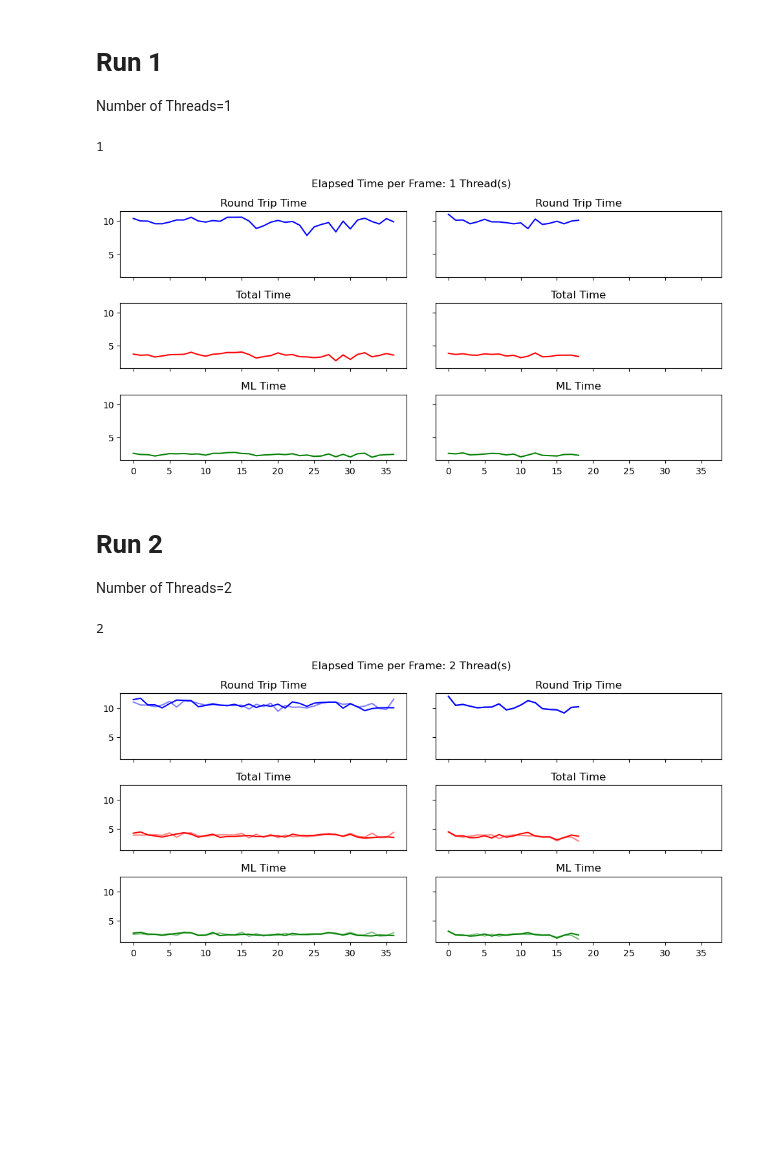
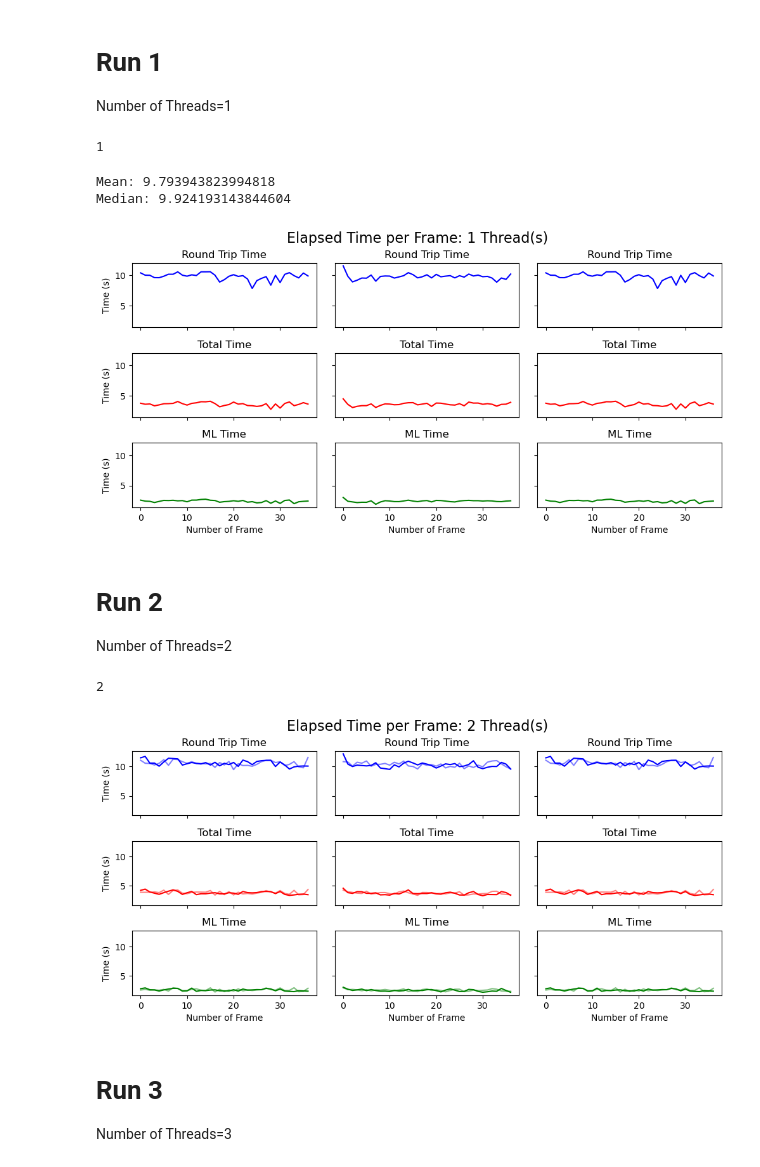
Before and after one commit to CasparDietz/Serverless-AI, a Jupyter notebook: Plots.ipynb, the cells around one changed output. Cells and saved outputs as stored; diff of their text form; code cells hidden in the pictures; blank space fills up the shorter version.

```diff
--- a/Plots.ipynb
+++ b/Plots.ipynb
@@ -6,6 +6,11 @@ from matplotlib.pyplot import figure
 # Funtion that converts a list of strings to a list of floats
 def convertToFloat(list):
     return [float(i) for i in list]
+# %%
+# Funtion that prints the mean and median of a list
+def printMeanAndMedian(list):
+    print("Mean: " + str(np.mean(list)))
+    print("Median: " + str(np.median(list)))
 # %%
 # Fucntion that takes the list of lists and plots the data
 def plotData(MLTime, TotalTime, RoundTrip, FrameRate):
@@ -61,35 +125,53 @@ def plotAllData(MLTimeFullFR, MLTimeHalfFR,
 # Run 1
 Number of Threads=1
 # %%
-MLTimeFull =[[2.596942186355591, 2.4361634254455566, 2.3986642360687256, 2.205155611038208, 2.3875997066497803, 2.5547304153442383, 2.531306505203247, 2.5718462467193604, 2.4809536933898926, 2.518016815185547, 2.3261847496032715, 2.5988073348999023, 2.602151393890381, 2.7105045318603516, 2.749108076095581, 2.5796735286712646, 2.5366806983947754, 2.247007369995117, 2.348149538040161, 2.396888256072998, 2.4975106716156006, 2.4065768718719482, 2.5426485538482666, 2.2567360401153564, 2.3453447818756104, 2.146259069442749, 2.2052059173583984, 2.5168650150299072, 2.0841422080993652, 2.457839250564575, 2.059112310409546, 2.5449376106262207, 2.6174752712249756, 2.0140068531036377, 2.3275609016418457, 2.401639461517334, 2.450932502746582]]
-TotalTimeFull = [[3.736116647720337, 3.5684502124786377, 3.6170873641967773, 3.3058550357818604, 3.4615983963012695, 3.649949550628662, 3.665125846862793, 3.711352586746216, 4.021921157836914, 3.6657345294952393, 3.4258010387420654, 3.7130589485168457, 3.8063955307006836, 3.9818761348724365, 3.967907428741455, 4.056879281997681, 3.6792633533477783, 3.1427834033966064, 3.3603720664978027, 3.5118184089660645, 3.927018404006958, 3.5898919105529785, 3.6673343181610107, 3.354703903198242, 3.3250861167907715, 3.2096617221832275, 3.308708429336548, 3.6691091060638428, 2.7374398708343506, 3.619504451751709, 2.945645332336426, 3.697746515274048, 3.9477691650390625, 3.3307225704193115, 3.5373435020446777, 3.830289602279663, 3.5919997692108154]]
-RoundTripFull = [[10.381969928741455, 9.998951196670532, 9.980547189712524, 9.592772245407104, 9.585827827453613, 9.829527139663696, 10.155863523483276, 10.153183221817017, 10.55151629447937, 9.996416568756104, 9.835259914398193, 10.056588172912598, 9.943193674087524, 10.55348253250122, 10.55445909500122, 10.56618332862854, 9.997767210006714, 8.86685824394226, 9.258414506912231, 9.817016839981079, 10.081270456314087, 9.79963493347168, 9.924193143844604, 9.365970373153687, 7.812751054763794, 9.099650621414185, 9.476695775985718, 9.761470317840576, 8.357731819152832, 9.972633361816406, 8.797107458114624, 10.138068675994873, 10.416996240615845, 9.91884469985962, 9.552816152572632, 10.351929426193237, 9.872358322143555]]
+from statistics import mean
 
-MLTimeHalf = [[2.594284772872925, 2.524901866912842, 2.6701879501342773, 2.3683664798736572, 2.421764612197876, 2.50186824798584, 2.595550298690796, 2.5596325397491455, 2.3602099418640137, 2.4935245513916016, 2.068018674850464, 2.348797559738159, 2.6503710746765137, 2.30013108253479, 2.257641077041626, 2.205726385116577, 2.429044008255005, 2.45587420463562, 2.298671245574951]]
-TotalTimeHalf = [[3.864922523498535, 3.6840717792510986, 3.800720453262329, 3.606369733810425, 3.566403388977051, 3.7745165824890137, 3.700125217437744, 3.7520227432250977, 3.455352306365967, 3.5634541511535645, 3.205214262008667, 3.429246664047241, 3.92112135887146, 3.3324191570281982, 3.3772754669189453, 3.5646557807922363, 3.582946300506592, 3.5862574577331543, 3.372845411300659]]
-RoundTripHalf = [[11.004143714904785, 10.122361183166504, 10.151478290557861, 9.580875873565674, 9.86266303062439, 10.251708984375, 9.86912727355957, 9.861246109008789, 9.740725994110107, 9.583595514297485, 9.710658311843872, 8.851728200912476, 10.290099382400513, 9.478281497955322, 9.654098749160767, 9.957685708999634, 9.57987356185913, 9.979524850845337, 10.11489748954773]]
 
-plotAllData(MLTimeFull, MLTimeHalf,
-                TotalTimeFull, TotalTimeHalf,
-                RoundTripFull, RoundTripHalf)
+MLTime0 =[[2.596942186355591, 2.4361634254455566, 2.3986642360687256, 2.205155611038208, 2.3875997066497803, 2.5547304153442383, 2.531306505203247, 2.5718462467193604, 2.4809536933898926, 2.518016815185547, 2.3261847496032715, 2.5988073348999023, 2.602151393890381, 2.7105045318603516, 2.749108076095581, 2.5796735286712646, 2.5366806983947754, 2.247007369995117, 2.348149538040161, 2.396888256072998, 2.4975106716156006, 2.4065768718719482, 2.5426485538482666, 2.2567360401153564, 2.3453447818756104, 2.146259069442749, 2.2052059173583984, 2.5168650150299072, 2.0841422080993652, 2.457839250564575, 2.059112310409546, 2.5449376106262207, 2.6174752712249756, 2.0140068531036377, 2.3275609016418457, 2.401639461517334, 2.450932502746582]]
+TotalTime0 = [[3.736116647720337, 3.5684502124786377, 3.6170873641967773, 3.3058550357818604, 3.4615983963012695, 3.649949550628662, 3.665125846862793, 3.711352586746216, 4.021921157836914, 3.6657345294952393, 3.4258010387420654, 3.7130589485168457, 3.8063955307006836, 3.9818761348724365, 3.967907428741455, 4.056879281997681, 3.6792633533477783, 3.1427834033966064, 3.3603720664978027, 3.5118184089660645, 3.927018404006958, 3.5898919105529785, 3.6673343181610107, 3.354703903198242, 3.3250861167907715, 3.2096617221832275, 3.308708429336548, 3.6691091060638428, 2.7374398708343506, 3.619504451751709, 2.945645332336426, 3.697746515274048, 3.9477691650390625, 3.3307225704193115, 3.5373435020446777, 3.830289602279663, 3.5919997692108154]]
+RoundTrip0 = [[10.381969928741455, 9.998951196670532, 9.980547189712524, 9.592772245407104, 9.585827827453613, 9.829527139663696, 10.155863523483276, 10.153183221817017, 10.55151629447937, 9.996416568756104, 9.835259914398193, 10.056588172912598, 9.943193674087524, 10.55348253250122, 10.55445909500122, 10.56618332862854, 9.997767210006714, 8.86685824394226, 9.258414506912231, 9.817016839981079, 10.081270456314087, 9.79963493347168, 9.924193143844604, 9.365970373153687, 7.812751054763794, 9.099650621414185, 9.476695775985718, 9.761470317840576, 8.357731819152832, 9.972633361816406, 8.797107458114624, 10.138068675994873, 10.416996240615845, 9.91884469985962, 9.552816152572632, 10.351929426193237, 9.872358322143555]]
+
+MLTime1 = [[3.038341760635376, 2.410953998565674, 2.3045268058776855, 2.1925270557403564, 2.2462046146392822, 2.2392828464508057, 2.480477809906006, 1.913520336151123, 2.2926149368286133, 2.5015037059783936, 2.4573464393615723, 2.355222702026367, 2.3517630100250244, 2.4601833820343018, 2.5902767181396484, 2.4442527294158936, 2.347961187362671, 2.471978187561035, 2.5298736095428467, 2.3064334392547607, 2.555995225906372, 2.5256969928741455, 2.4426093101501465, 2.3461782932281494, 2.299252510070801, 2.451310634613037, 2.524047374725342, 2.5626907348632812, 2.5036466121673584, 2.5055387020111084, 2.4470319747924805, 2.4914958477020264, 2.4648749828338623, 2.368100643157959, 2.346780300140381, 2.442955255508423, 2.485647439956665]]
+TotalTime1 = [[4.4573283195495605, 3.5462632179260254, 3.026841878890991, 3.2250680923461914, 3.332343101501465, 3.335106134414673, 3.6226799488067627, 3.0364978313446045, 3.3763315677642822, 3.627073287963867, 3.597856044769287, 3.479318618774414, 3.509669542312622, 3.718893527984619, 3.815511703491211, 3.829925775527954, 3.464301824569702, 3.5963752269744873, 3.7179975509643555, 3.2117180824279785, 3.764902353286743, 3.739067554473877, 3.6023733615875244, 3.4744348526000977, 3.4283528327941895, 3.6626322269439697, 3.3103065490722656, 3.926687240600586, 3.7589333057403564, 3.7640185356140137, 3.5632548332214355, 3.6598458290100098, 3.566685199737549, 3.245335578918457, 3.5462112426757812, 3.580538272857666, 3.8891494274139404]]
+RoundTrip1 = [[11.53877592086792, 9.812299728393555, 8.89159893989563, 9.172003030776978, 9.531340837478638, 9.505645751953125, 10.017032623291016, 9.012942790985107, 9.79253888130188, 9.868330717086792, 9.849259614944458, 9.523298740386963, 9.718623638153076, 9.917788982391357, 10.41445279121399, 10.08716344833374, 9.557091474533081, 9.739346265792847, 10.065210580825806, 9.550249099731445, 10.132664680480957, 9.735043048858643, 9.842332601547241, 9.922904014587402, 9.553703546524048, 9.918410778045654, 9.679677963256836, 10.185795545578003, 9.86701488494873, 10.011719226837158, 9.747493267059326, 9.802684545516968, 9.525455713272095, 8.844538688659668, 9.539324760437012, 9.304136276245117, 10.1964111328125]]
+
+MLTime5 = MLTime0
+TotalTime5 = TotalTime0
+RoundTrip5 = RoundTrip0
+
+plotAllThreeData(MLTime0, MLTime1, MLTime5,
+                             TotalTime0, TotalTime1, TotalTime5,
+                             RoundTrip0, RoundTrip1, RoundTrip5,)
+
+printMeanAndMedian(RoundTrip0)
 # %% [output]
 1
+Mean: 9.793943823994818
+Median: 9.924193143844604
-[figure, old version]
+[figure, new version]
 # %% [markdown]
 # Run 2
 Number of Threads=2
 # %%
-MLTimeFull =[[2.8150599002838135, 2.9535231590270996, 2.6436350345611572, 2.617532968521118, 2.4201974868774414, 2.6136436462402344, 2.762310266494751, 2.879807949066162, 2.875945806503296, 2.413592576980591, 2.4504899978637695, 2.915360927581787, 2.374370574951172, 2.515836238861084, 2.4919121265411377, 2.587433338165283, 2.622223138809204, 2.462791681289673, 2.4462738037109375, 2.4291749000549316, 2.6466715335845947, 2.4107320308685303, 2.762270450592041, 2.5776844024658203, 2.6142120361328125, 2.6652169227600098, 2.6469249725341797, 2.8732454776763916, 2.773155927658081, 2.4674954414367676, 2.7455594539642334, 2.4143564701080322, 2.363511562347412, 2.3245527744293213, 2.477506160736084, 2.4352142810821533, 2.395606756210327], [2.5895516872406006, 2.698247194290161, 2.557603120803833, 2.5974912643432617, 2.5567429065704346, 2.6961915493011475, 2.4177706241607666, 2.9900662899017334, 2.838833808898926, 2.4980523586273193, 2.4744081497192383, 2.7093069553375244, 2.7971813678741455, 2.564915180206299, 2.500307321548462, 2.9653899669647217, 2.2578701972961426, 2.716419219970703, 2.318411111831665, 2.6003029346466064, 2.421792984008789, 2.7834925651550293, 2.4560608863830566, 2.6033220291137695, 2.5098915100097656, 2.596148729324341, 2.6561057567596436, 2.94545841217041, 2.657026767730713, 2.5644333362579346, 2.9490807056427, 2.4958701133728027, 2.5286877155303955, 2.9827487468719482, 2.3058815002441406, 2.3625667095184326, 2.8915863037109375]]
-TotalTimeFull = [[4.233847379684448, 4.447837591171265, 3.96010160446167, 3.755108594894409, 3.5621230602264404, 3.8466169834136963, 4.096742391586304, 4.3161773681640625, 4.061532974243164, 3.5435123443603516, 3.832066774368286, 4.04870867729187, 3.5080254077911377, 3.6571719646453857, 3.652116060256958, 3.7704224586486816, 3.8394083976745605, 3.645352840423584, 3.6348118782043457, 3.833772897720337, 3.7596287727355957, 3.5660767555236816, 4.043459892272949, 3.8553924560546875, 3.8105874061584473, 3.8596930503845215, 4.026365756988525, 4.050263166427612, 4.025148630142212, 3.683790683746338, 4.035751581192017, 3.5518081188201904, 3.3820652961730957, 3.463886260986328, 3.5695207118988037, 3.6045243740081787, 3.501912832260132], [3.906902313232422, 3.9042508602142334, 3.921347141265869, 3.973810911178589, 3.8574695587158203, 4.2697577476501465, 3.539156913757324, 4.228640556335449, 4.300123929977417, 3.7575271129608154, 3.668273687362671, 3.8882339000701904, 3.951068639755249, 3.9394896030426025, 3.9266486167907715, 4.2087082862854, 3.432924509048462, 4.066285610198975, 3.5121498107910156, 4.020108461380005, 3.4576613903045654, 3.916632890701294, 3.627786636352539, 3.7197017669677734, 3.610560894012451, 3.766106128692627, 3.8946263790130615, 4.1949169635772705, 3.9407339096069336, 3.7748863697052, 4.200328826904297, 3.706705093383789, 3.557403802871704, 4.24369740486145, 3.479308605194092, 3.522082567214966, 4.384073734283447]]
-RoundTripFull = [[11.469098567962646, 11.704987049102783, 10.561437129974365, 10.565999746322632, 10.043335437774658, 10.767201662063599, 11.388918161392212, 11.34667181968689, 11.295944213867188, 10.238206624984741, 10.462360858917236, 10.669101476669312, 10.515685081481934, 10.425603151321411, 10.654971599578857, 10.248168468475342, 10.708222150802612, 10.107173442840576, 10.532609224319458, 10.318254947662354, 10.680290222167969, 10.010935068130493, 11.082323789596558, 10.819540977478027, 10.305884599685669, 10.85082221031189, 10.984832525253296, 11.033233880996704, 11.042569398880005, 9.987585544586182, 10.76009726524353, 10.2458975315094, 9.562183856964111, 9.924196481704712, 10.046485900878906, 10.078781127929688, 10.062973976135254], [11.058975219726562, 10.54442286491394, 10.508292198181152, 10.252546548843384, 10.53667140007019, 11.154395580291748, 10.191770076751709, 11.23366117477417, 11.174702167510986, 10.814279079437256, 10.525741815567017, 10.813199996948242, 10.516653537750244, 10.499309301376343, 10.439875841140747, 10.5146963596344, 9.839112520217896, 10.664776802062988, 10.25916600227356, 10.846662759780884, 9.461474418640137, 10.46303677558899, 10.154142379760742, 10.181978702545166, 10.033141851425171, 10.35920786857605, 10.821348667144775, 11.03730320930481, 11.043988704681396, 10.6643385887146, 10.803914546966553, 10.152637958526611, 10.35669732093811, 10.817989110946655, 9.921507358551025, 9.771992444992065, 11.538649559020996]]
+MLTime0 =[[2.8150599002838135, 2.9535231590270996, 2.6436350345611572, 2.617532968521118, 2.4201974868774414, 2.6136436462402344, 2.762310266494751, 2.879807949066162, 2.875945806503296, 2.413592576980591, 2.4504899978637695, 2.915360927581787, 2.374370574951172, 2.515836238861084, 2.4919121265411377, 2.587433338165283, 2.622223138809204, 2.462791681289673, 2.4462738037109375, 2.4291749000549316, 2.6466715335845947, 2.4107320308685303, 2.762270450592041, 2.5776844024658203, 2.6142120361328125, 2.6652169227600098, 2.6469249725341797, 2.8732454776763916, 2.773155927658081, 2.4674954414367676, 2.7455594539642334, 2.4143564701080322, 2.363511562347412, 2.3245527744293213, 2.477506160736084, 2.4352142810821533, 2.395606756210327], [2.5895516872406006, 2.698247194290161, 2.557603120803833, 2.5974912643432617, 2.5567429065704346, 2.6961915493011475, 2.4177706241607666, 2.9900662899017334, 2.838833808898926, 2.4980523586273193, 2.4744081497192383, 2.7093069553375244, 2.7971813678741455, 2.564915180206299, 2.500307321548462, 2.9653899669647217, 2.2578701972961426, 2.716419219970703, 2.318411111831665, 2.6003029346466064, 2.421792984008789, 2.7834925651550293, 2.4560608863830566, 2.6033220291137695, 2.5098915100097656, 2.596148729324341, 2.6561057567596436, 2.94545841217041, 2.657026767730713, 2.5644333362579346, 2.9490807056427, 2.4958701133728027, 2.5286877155303955, 2.9827487468719482, 2.3058815002441406, 2.3625667095184326, 2.8915863037109375]]
+TotalTime0 = [[4.233847379684448, 4.447837591171265, 3.96010160446167, 3.755108594894409, 3.5621230602264404, 3.8466169834136963, 4.096742391586304, 4.3161773681640625, 4.061532974243164, 3.5435123443603516, 3.832066774368286, 4.04870867729187, 3.5080254077911377, 3.6571719646453857, 3.652116060256958, 3.7704224586486816, 3.8394083976745605, 3.645352840423584, 3.6348118782043457, 3.833772897720337, 3.7596287727355957, 3.5660767555236816, 4.043459892272949, 3.8553924560546875, 3.8105874061584473, 3.8596930503845215, 4.026365756988525, 4.050263166427612, 4.025148630142212, 3.683790683746338, 4.035751581192017, 3.5518081188201904, 3.3820652961730957, 3.463886260986328, 3.5695207118988037, 3.6045243740081787, 3.501912832260132], [3.906902313232422, 3.9042508602142334, 3.921347141265869, 3.973810911178589, 3.8574695587158203, 4.2697577476501465, 3.539156913757324, 4.228640556335449, 4.300123929977417, 3.7575271129608154, 3.668273687362671, 3.8882339000701904, 3.951068639755249, 3.9394896030426025, 3.9266486167907715, 4.2087082862854, 3.432924509048462, 4.066285610198975, 3.5121498107910156, 4.020108461380005, 3.4576613903045654, 3.916632890701294, 3.627786636352539, 3.7197017669677734, 3.610560894012451, 3.766106128692627, 3.8946263790130615, 4.1949169635772705, 3.9407339096069336, 3.7748863697052, 4.200328826904297, 3.706705093383789, 3.557403802871704, 4.24369740486145, 3.479308605194092, 3.522082567214966, 4.384073734283447]]
+RoundTrip0 = [[11.469098567962646, 11.704987049102783, 10.561437129974365, 10.565999746322632, 10.043335437774658, 10.767201662063599, 11.388918161392212, 11.34667181968689, 11.295944213867188, 10.238206624984741, 10.462360858917236, 10.669101476669312, 10.515685081481934, 10.425603151321411, 10.654971599578857, 10.248168468475342, 10.708222150802612, 10.107173442840576, 10.532609224319458, 10.318254947662354, 10.680290222167969, 10.010935068130493, 11.082323789596558, 10.819540977478027, 10.305884599685669, 10.85082221031189, 10.984832525253296, 11.033233880996704, 11.042569398880005, 9.987585544586182, 10.76009726524353, 10.2458975315094, 9.562183856964111, 9.924196481704712, 10.046485900878906, 10.078781127929688, 10.062973976135254], [11.058975219726562, 10.54442286491394, 10.508292198181152, 10.252546548843384, 10.53667140007019, 11.154395580291748, 10.191770076751709, 11.23366117477417, 11.174702167510986, 10.814279079437256, 10.525741815567017, 10.813199996948242, 10.516653537750244, 10.499309301376343, 10.439875841140747, 10.5146963596344, 9.839112520217896, 10.664776802062988, 10.25916600227356, 10.846662759780884, 9.461474418640137, 10.46303677558899, 10.154142379760742, 10.181978702545166, 10.033141851425171, 10.35920786857605, 10.821348667144775, 11.03730320930481, 11.043988704681396, 10.6643385887146, 10.803914546966553, 10.152637958526611, 10.35669732093811, 10.817989110946655, 9.921507358551025, 9.771992444992065, 11.538649559020996]]
 
-MLTimeHalf = [[3.1441588401794434, 2.510988712310791, 2.4710254669189453, 2.295315742492676, 2.3766908645629883, 2.657127618789673, 2.303860902786255, 2.594719648361206, 2.436490774154663, 2.6009418964385986, 2.6694159507751465, 2.892686367034912, 2.540193557739258, 2.45050048828125, 2.4851863384246826, 1.947887659072876, 2.444251298904419, 2.7733938694000244, 2.480557441711426], [3.1182289123535156, 2.480970621109009, 2.3777573108673096, 2.4557292461395264, 2.6846535205841064, 2.310291051864624, 2.6132314205169678, 2.2911062240600586, 2.5140552520751953, 2.683985471725464, 2.6463913917541504, 2.5803468227386475, 2.6343016624450684, 2.503176212310791, 2.437098979949951, 2.094481945037842, 2.4653804302215576, 2.4341063499450684, 1.7538189888000488]]
-TotalTimeHalf = [[4.463845729827881, 3.7771971225738525, 3.7905209064483643, 3.452634334564209, 3.491631031036377, 3.7809877395629883, 3.4063684940338135, 3.998256206512451, 3.5372772216796875, 3.754840612411499, 4.142712831497192, 4.353392601013184, 3.7447028160095215, 3.5629589557647705, 3.5896878242492676, 3.091444492340088, 3.47078800201416, 3.917691707611084, 3.705561637878418], [4.447707414627075, 3.700972080230713, 3.549196481704712, 3.7245354652404785, 3.934809923171997, 3.8952109813690186, 3.9397878646850586, 3.3115851879119873, 3.7565431594848633, 3.9457600116729736, 3.8851213455200195, 3.768954038619995, 3.813345432281494, 3.636814832687378, 3.6094324588775635, 2.9013073444366455, 3.542966842651367, 3.5845067501068115, 2.8637468814849854]]
-RoundTripHalf = [[12.038899660110474, 10.470544338226318, 10.63495945930481, 10.334657192230225, 10.056403875350952, 10.159460544586182, 10.18849492073059, 10.733344316482544, 9.696715593338013, 9.960521221160889, 10.528878927230835, 11.290290117263794, 10.944483518600464, 9.898612976074219, 9.776602029800415, 9.70618462562561, 9.155583143234253, 10.130160093307495, 10.233299732208252], [12.038899660110474, 10.470544338226318, 10.63495945930481, 10.334657192230225, 10.056403875350952, 10.159460544586182, 10.18849492073059, 10.733344316482544, 9.696715593338013, 9.960521221160889, 10.528878927230835, 11.290290117263794, 10.944483518600464, 9.898612976074219, 9.776602029800415, 9.70618462562561, 9.155583143234253, 10.130160093307495, 10.233299732208252] ]
+MLTime1 = [[3.066399097442627, 2.735548496246338, 2.5255305767059326, 2.6206536293029785, 2.7545061111450195, 2.4936745166778564, 2.6699466705322266, 2.511016368865967, 2.3930976390838623, 2.40995192527771, 2.3395886421203613, 2.5345072746276855, 2.4257736206054688, 2.482548236846924, 2.6977970600128174, 2.4651925563812256, 2.5399765968322754, 2.50972318649292, 2.648059368133545, 2.6700241565704346, 2.493518114089966, 2.2801826000213623, 2.578376293182373, 2.796621561050415, 2.5658113956451416, 2.3436734676361084, 2.3553030490875244, 2.7041096687316895, 2.6465399265289307, 2.3649888038635254, 2.216923475265503, 2.3014590740203857, 2.416516065597534, 2.378535270690918, 2.865776538848877, 2.5119431018829346, 2.208388328552246], [2.974712371826172, 2.6478521823883057, 2.7001588344573975, 2.623819589614868, 2.475832223892212, 2.643500566482544, 2.451834201812744, 2.5985116958618164, 2.5835537910461426, 2.6877810955047607, 2.5552141666412354, 2.4723317623138428, 2.597341299057007, 2.78112530708313, 2.3332772254943848, 2.4353950023651123, 2.3135287761688232, 2.6738898754119873, 2.770477294921875, 2.5185546875, 2.615138530731201, 2.52567720413208, 2.289293050765991, 2.5140960216522217, 2.728952646255493, 2.7354962825775146, 2.3210508823394775, 2.3781862258911133, 2.5845913887023926, 2.4967234134674072, 2.5454282760620117, 2.597360134124756, 2.826798915863037, 2.73079514503479, 2.4263105392456055, 2.393031120300293, 2.3834030628204346]]
+TotalTime1 = [[4.592824935913086, 3.8426928520202637, 3.725828170776367, 4.0194244384765625, 3.999993085861206, 3.739078998565674, 3.7274773120880127, 3.815263032913208, 3.4721715450286865, 3.506772518157959, 3.429046392440796, 3.7140183448791504, 3.613790273666382, 3.930903196334839, 4.310948610305786, 3.6960856914520264, 3.6653871536254883, 3.7070083618164062, 3.699878692626953, 3.8357176780700684, 3.6458449363708496, 3.589226722717285, 3.8227243423461914, 3.92783260345459, 3.7437758445739746, 3.4503731727600098, 3.4394736289978027, 3.8292365074157715, 4.043699264526367, 3.5293357372283936, 3.3296256065368652, 3.5328755378723145, 3.5241775512695312, 3.510479688644409, 4.033024787902832, 3.863581418991089, 3.407369375228882], [4.2807457447052, 4.004514932632446, 3.8919613361358643, 3.7627816200256348, 3.716651201248169, 4.089233875274658, 3.6151297092437744, 3.7143161296844482, 3.8604366779327393, 3.8625688552856445, 3.666731595993042, 3.622739315032959, 3.9834370613098145, 4.118254661560059, 3.824589967727661, 3.624568462371826, 3.3956005573272705, 3.8769543170928955, 3.8685240745544434, 3.7550864219665527, 3.678708076477051, 3.7100696563720703, 3.6487672328948975, 3.8030519485473633, 3.779794216156006, 3.996281385421753, 3.414424180984497, 3.4730968475341797, 3.622631788253784, 3.6113369464874268, 3.6789534091949463, 3.698084831237793, 4.065659761428833, 4.088776350021362, 3.61651873588562, 3.548173666000366, 3.484015941619873]]
+RoundTrip1 = [[12.145065069198608, 10.401182651519775, 9.987579345703125, 10.223464250564575, 10.156952142715454, 10.095129251480103, 10.171192407608032, 10.627010345458984, 9.729500532150269, 9.62485933303833, 9.493872165679932, 10.271017789840698, 9.921462774276733, 10.557872295379639, 10.890646934509277, 10.591957330703735, 10.265124797821045, 10.581291675567627, 10.39534592628479, 10.139746189117432, 9.729714393615723, 10.068587064743042, 10.443443775177002, 10.32320785522461, 10.486672163009644, 9.968727350234985, 10.071898698806763, 10.339904069900513, 10.965553760528564, 9.858057498931885, 9.625516891479492, 9.855595111846924, 10.013359546661377, 9.99439525604248, 10.6860511302948, 10.397005081176758, 9.557878732681274],[10.818411111831665, 10.753573894500732, 10.062664985656738, 10.71828556060791, 10.553128957748413, 10.930219888687134, 10.0407874584198, 10.352293252944946, 10.371113538742065, 10.513031005859375, 10.224705219268799, 10.71162724494934, 10.425123691558838, 10.915177583694458, 10.084977865219116, 9.996588706970215, 9.5784432888031, 10.441289186477661, 10.203259229660034, 10.315473794937134, 10.051839351654053, 10.418317317962646, 9.755895853042603, 10.00881290435791, 9.863526344299316, 10.548783540725708, 9.61973786354065, 10.083783149719238, 9.833717823028564, 10.223186016082764, 9.939911842346191, 10.725573778152466, 10.933570861816406, 10.996867895126343, 10.44999074935913, 9.94803786277771, 9.571171045303345] ]
 
-plotAllData(MLTimeFull, MLTimeHalf,
-                TotalTimeFull, TotalTimeHalf,
-                RoundTripFull, RoundTripHalf)
+MLTime5 = MLTime0
+TotalTime5 = TotalTime0
+RoundTrip5 = RoundTrip0
+
+plotAllThreeData(MLTime0, MLTime1, MLTime5,
+                             TotalTime0, TotalTime1, TotalTime5,
+                             RoundTrip0, RoundTrip1, RoundTrip5,)
 # %% [output]
 2
-[figure, old version]
+[figure, new version]
+# %% [markdown]
+# Run 3
+Number of Threads=3
```
Also changed, not shown: parts of 19 cells of this notebook.
